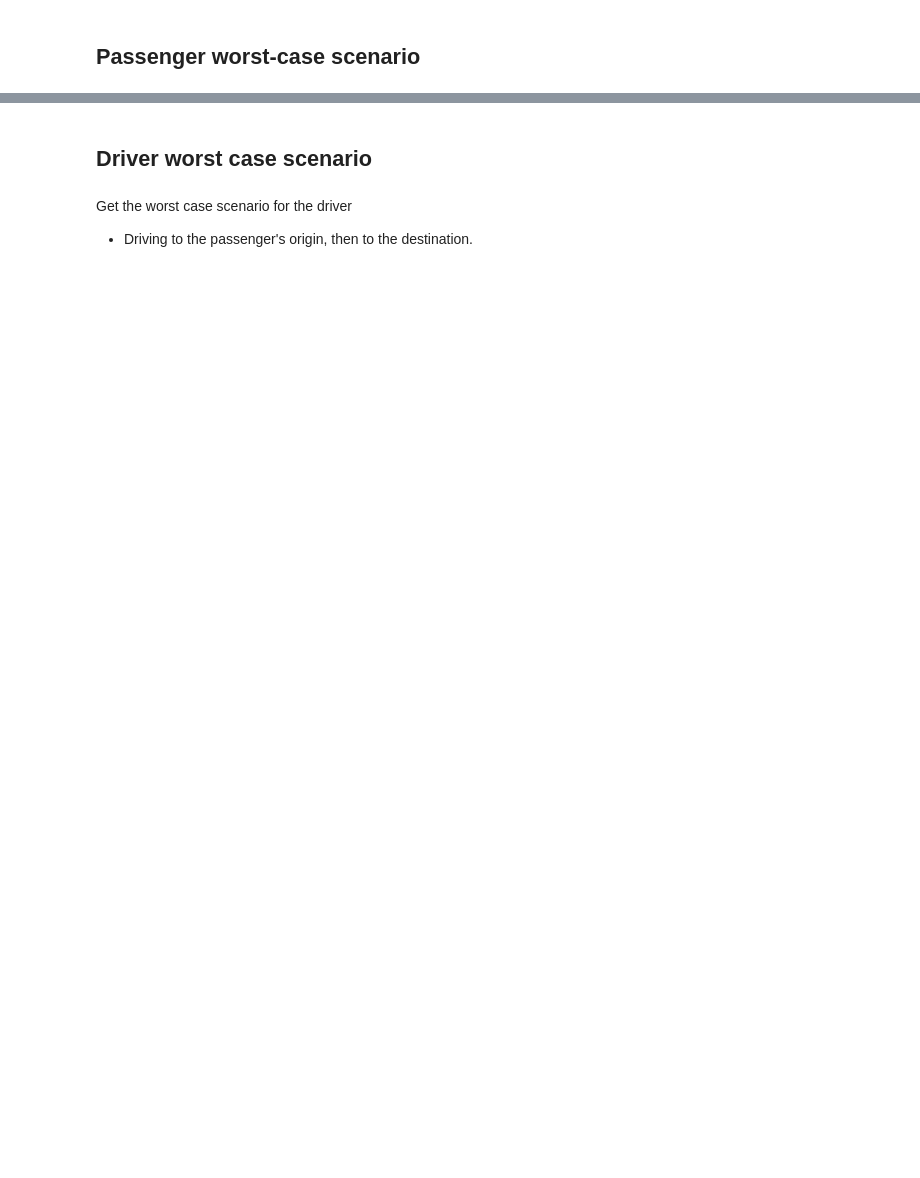
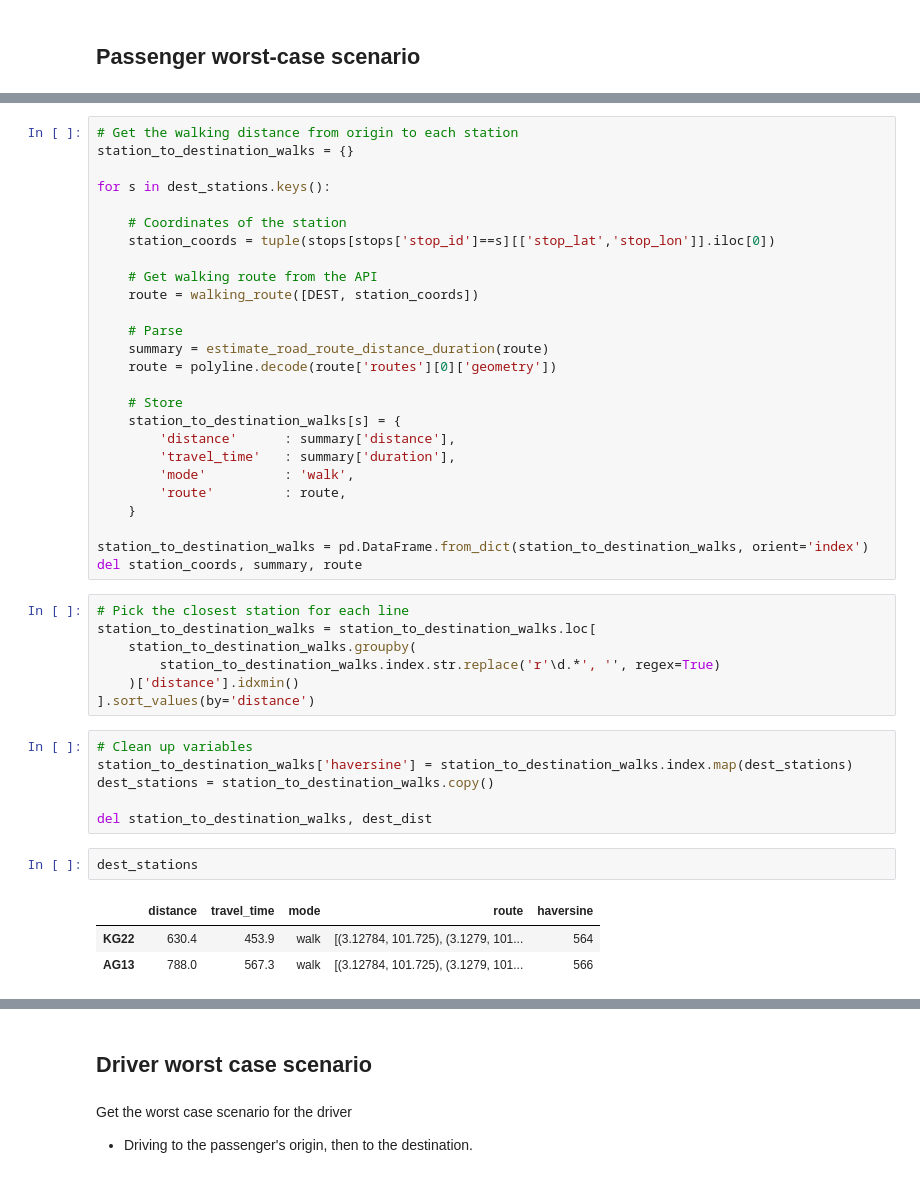
Before and after one commit to noisedoctrine/pickmeup, a Jupyter notebook: route_apis.ipynb, the cells around one changed output, grey strips where cells are left out. Drawn from its saved outputs; the diff is of its cells as text; blank space fills up the shorter version.

```diff
--- a/route_apis.ipynb
+++ b/route_apis.ipynb
@@ -668,0 +681,45 @@ For each candidate end:
+# %%
+# Get the walking distance from origin to each station
+station_to_destination_walks = {}
+
+for s in dest_stations.keys():
+
+	# Coordinates of the station
+	station_coords = tuple(stops[stops['stop_id']==s][['stop_lat','stop_lon']].iloc[0])
+
+	# Get walking route from the API
+	route = walking_route([DEST, station_coords])
+
+	# Parse
+	summary = estimate_road_route_distance_duration(route)
+	route = polyline.decode(route['routes'][0]['geometry'])
+
+	# Store
+	station_to_destination_walks[s] = {
+		'distance'		: summary['distance'],
+		'travel_time'	: summary['duration'],
+		'mode'			: 'walk',
+		'route'			: route,
+	}
+
+station_to_destination_walks = pd.DataFrame.from_dict(station_to_destination_walks, orient='index')
+del station_coords, summary, route
+# %%
+# Pick the closest station for each line
+station_to_destination_walks = station_to_destination_walks.loc[
+    station_to_destination_walks.groupby(
+        station_to_destination_walks.index.str.replace('r'\d.*', '', regex=True)
+    )['distance'].idxmin()
+].sort_values(by='distance')
+# %%
+# Clean up variables
+station_to_destination_walks['haversine'] = station_to_destination_walks.index.map(dest_stations)
+dest_stations = station_to_destination_walks.copy()
+
+del station_to_destination_walks, dest_dist
+# %%
+dest_stations
+# %% [output]
+|  | distance | travel_time | mode | route | haversine |
+| KG22 | 630.4 | 453.9 | walk | [(3.12784, 101.725), (3.1279, 101... | 564 |
+| AG13 | 788.0 | 567.3 | walk | [(3.12784, 101.725), (3.1279, 101... | 566 |
```
Also changed, not shown: parts of 33 cells of this notebook.
